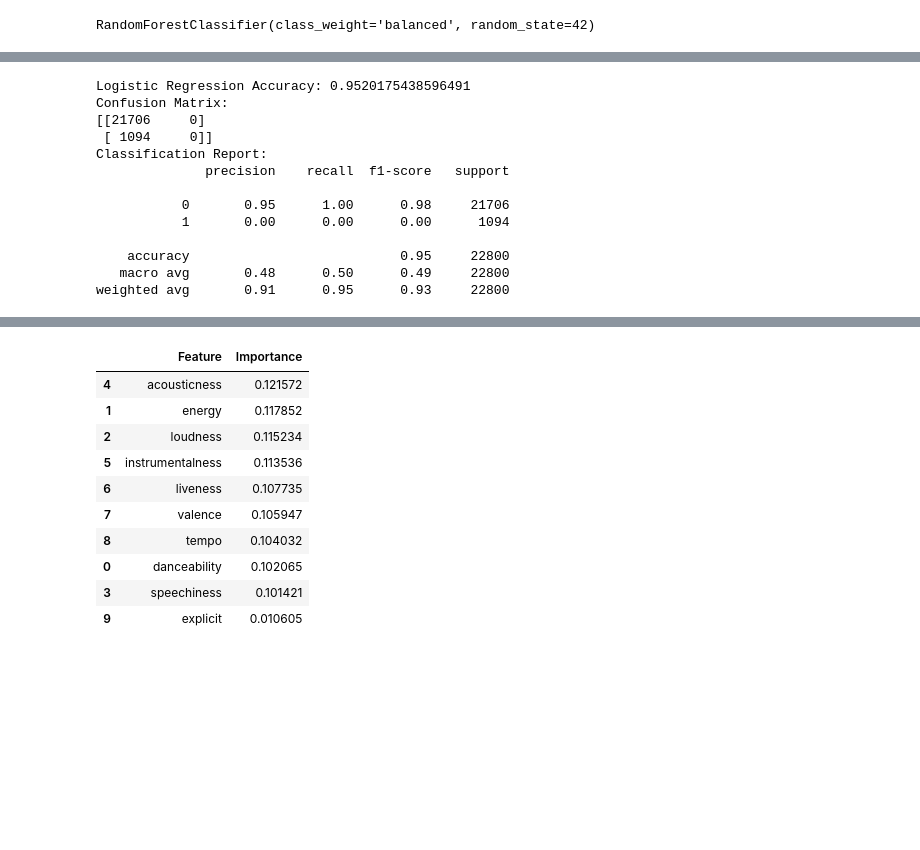
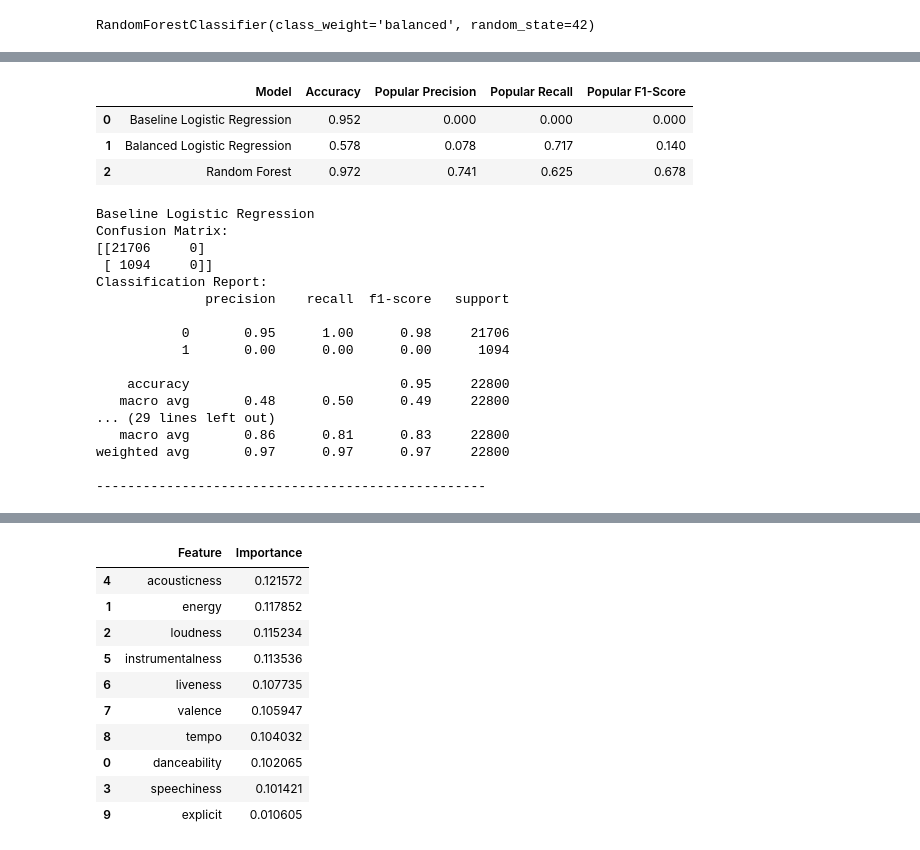
Before and after one commit to arpanmukhia/spotify-hit-prediction, a Jupyter notebook: spotify-popularity-github.ipynb, the cells around one changed output, grey strips where cells are left out. Drawn from its saved outputs; the diff is of its cells as text; code cells hidden in the pictures; blank space fills up the shorter version.

```diff
--- a/spotify-popularity-github.ipynb
+++ b/spotify-popularity-github.ipynb
@@ -302,10 +304,10 @@ print('Testing rows:', X_test.shape[0])
 Training rows: 91199
 Testing rows: 22800
 # %%
-# Train a Logistic Regression model
+# Baseline model: regular Logistic Regression
 from sklearn.linear_model import LogisticRegression
 
-logistic_model = LogisticRegression(max_iter=1000)
-logistic_model.fit(X_train, y_train)
+baseline_model = LogisticRegression(max_iter=1000)
+baseline_model.fit(X_train, y_train)
 # %% [output]
 LogisticRegression(max_iter=1000)
@@ -329,17 +339,55 @@ We evaluate the models using accuracy, confusion matrix, and classification repo
 # %%
 # Import evaluation metrics
 from sklearn.metrics import accuracy_score, confusion_matrix, classification_report
+# %%
+# Make predictions with each model
+baseline_predictions = baseline_model.predict(X_test)
+balanced_predictions = balanced_model.predict(X_test)
+rf_predictions = rf_model.predict(X_test)
+# %%
+# Compare model performance
+model_results = []
+
+models = [
+    ['Baseline Logistic Regression', baseline_predictions],
+    ['Balanced Logistic Regression', balanced_predictions],
+    ['Random Forest', rf_predictions]
+]
+
+for model_name, predictions in models:
+    report = classification_report(
+        y_test,
+        predictions,
+        output_dict=True,
+        zero_division=0
+    )
+
+    model_results.append({
+        'Model': model_name,
+        'Accuracy': round(accuracy_score(y_test, predictions), 3),
+        'Popular Precision': round(report['1']['precision'], 3),
+        'Popular Recall': round(report['1']['recall'], 3),
+        'Popular F1-Score': round(report['1']['f1-score'], 3)
+    })
+
+model_results_df = pd.DataFrame(model_results)
+model_results_df
+# %% [output]
+|  | Model | Accuracy | Popular Precision | Popular Recall | Popular F1-Score |
+| 0 | Baseline Logistic Regression | 0.952 | 0.000 | 0.000 | 0.000 |
+| 1 | Balanced Logistic Regression | 0.578 | 0.078 | 0.717 | 0.140 |
+| 2 | Random Forest | 0.972 | 0.741 | 0.625 | 0.678 |
 # %%
-# Evaluate Logistic Regression
-logistic_predictions = logistic_model.predict(X_test)
-
-print('Logistic Regression Accuracy:', accuracy_score(y_test, logistic_predictions))
-print('Confusion Matrix:')
-print(confusion_matrix(y_test, logistic_predictions))
-print('Classification Report:')
-print(classification_report(y_test, logistic_predictions))
+# Detailed classification reports
+for model_name, predictions in models:
+    print(model_name)
+    print('Confusion Matrix:')
+    print(confusion_matrix(y_test, predictions))
+    print('Classification Report:')
+    print(classification_report(y_test, predictions, zero_division=0))
+    print('-' * 50)
 # %% [output]
-Logistic Regression Accuracy: 0.9520175438596491
+Baseline Logistic Regression
 Confusion Matrix:
 [[21706     0]
  [ 1094     0]]
@@ -351,4 +399,8 @@ Classification Report:
 
     accuracy                           0.95     22800
    macro avg       0.48      0.50      0.49     22800
-weighted avg       0.91      0.95      0.93     22800
+... (29 lines left out)
+   macro avg       0.86      0.81      0.83     22800
+weighted avg       0.97      0.97      0.97     22800
+
+--------------------------------------------------
```
Also changed, not shown: parts of 9 cells of this notebook.
